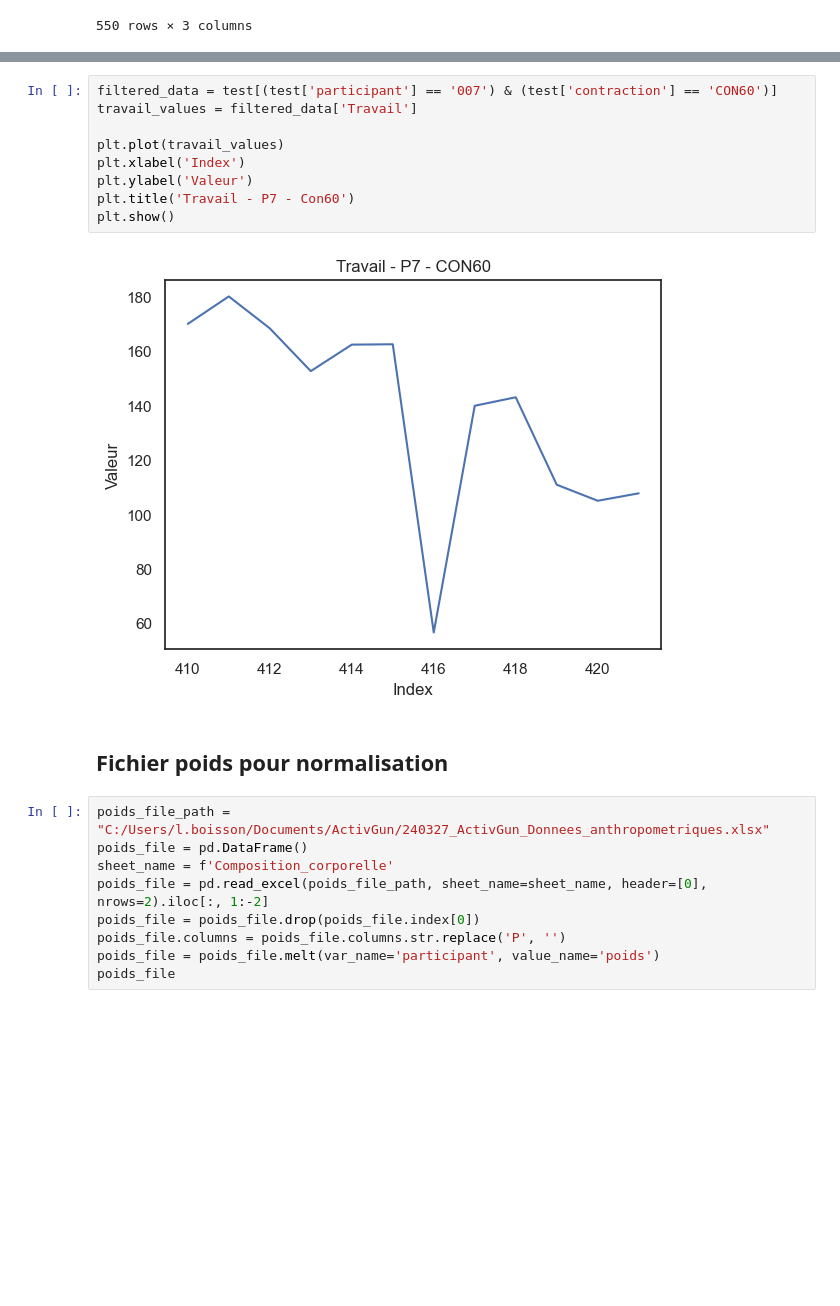
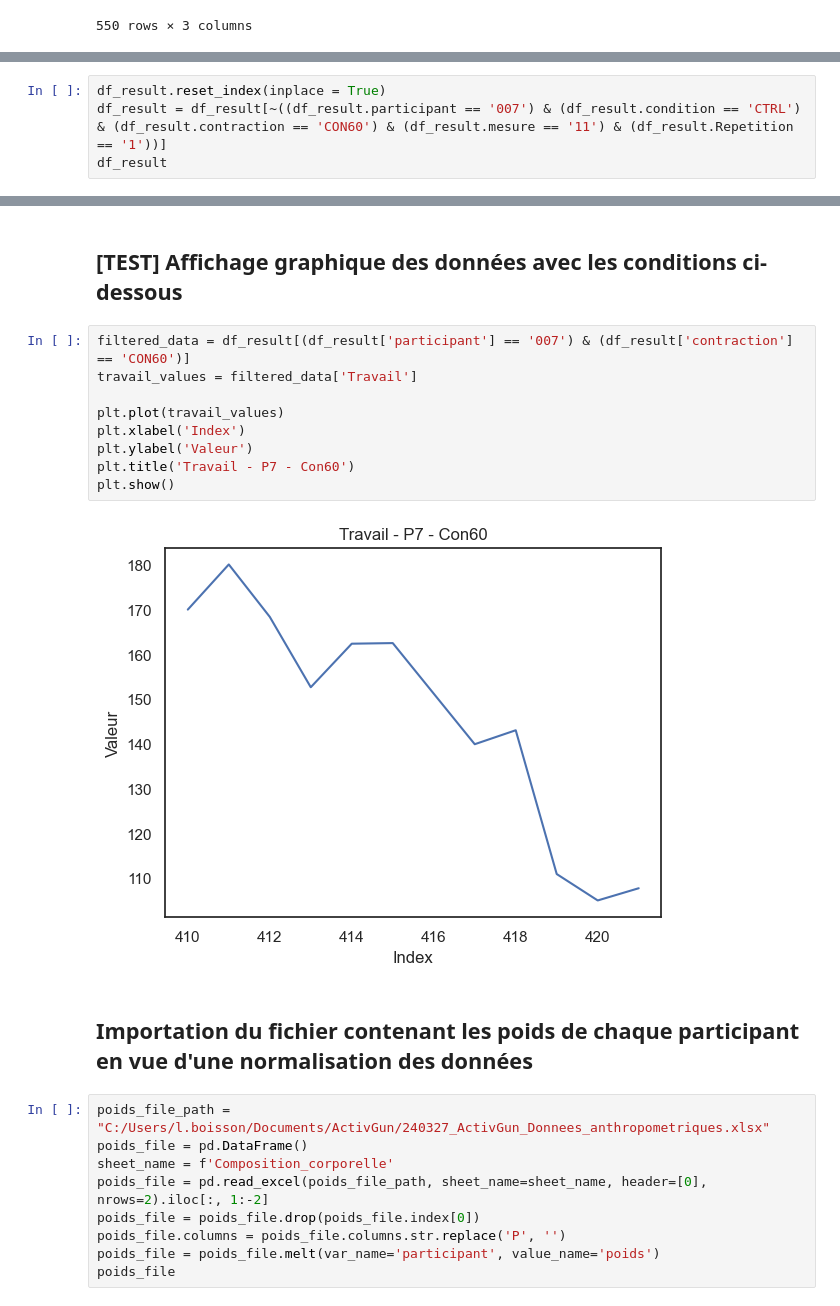
Before and after one commit to mathieucaumes/Traitement_ActivGun, a Jupyter notebook: ActivGun_iso.ipynb, the cells around one changed output, grey strips where cells are left out. Cells and saved outputs as stored; diff of their text form; blank space fills up the shorter version.

```diff
--- a/ActivGun_iso.ipynb
+++ b/ActivGun_iso.ipynb
@@ -313,0 +304,4 @@ df_result
+# %%
+df_result.reset_index(inplace = True)
+df_result = df_result[~((df_result.participant == '007') & (df_result.condition == 'CTRL') & (df_result.contraction == 'CON60') & (df_result.mesure == '11') & (df_result.Repetition == '1'))]
+df_result
@@ -331,16 +342,18 @@ test[(test.participant == '007') & (test.contraction == 'CON60')]
+# %% [markdown]
+## [TEST] Affichage graphique des données avec les conditions ci-dessous
 # %%
-filtered_data = test[(test['participant'] == '007') & (test['contraction'] == 'CON60')]
+filtered_data = df_result[(df_result['participant'] == '007') & (df_result['contraction'] == 'CON60')]
 travail_values = filtered_data['Travail']
 
 plt.plot(travail_values)
 plt.xlabel('Index')
 plt.ylabel('Valeur')
 plt.title('Travail - P7 - Con60')
 plt.show()
 # %% [output]
-[figure, old version]
+[figure, new version]
-# %% [markdown]
-## Fichier poids pour normalisation
+# %% [markdown]
+## Importation du fichier contenant les poids de chaque participant en vue d'une normalisation des données
 # %%
 poids_file_path = "C:/Users/l.boisson/Documents/ActivGun/240327_ActivGun_Donnees_anthropometriques.xlsx"
 poids_file = pd.DataFrame()
```
Also changed, not shown: parts of 37 cells of this notebook.
